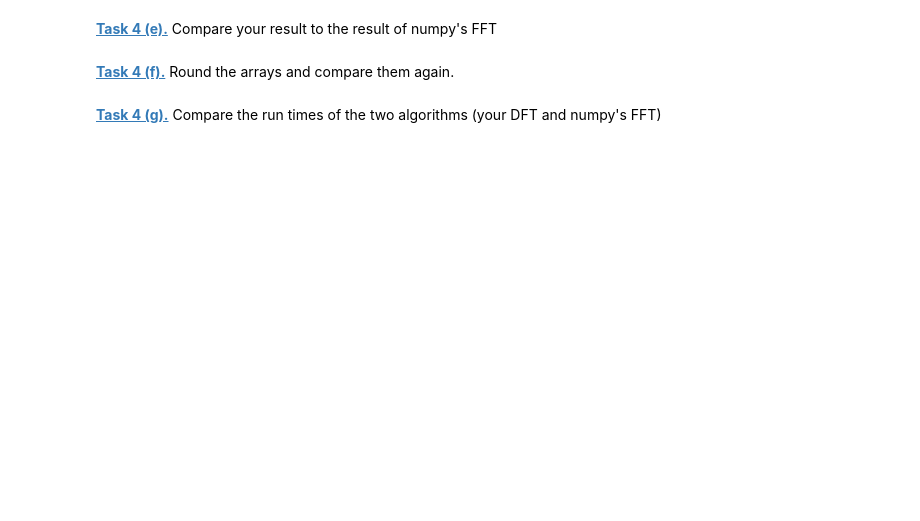
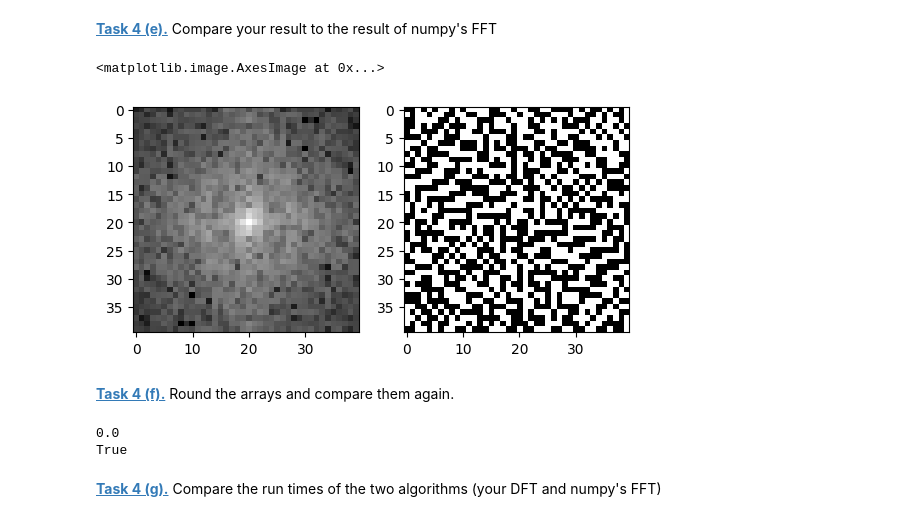
Before and after one commit to UweBuchwaldo/BioinfoRohr, a Jupyter notebook: fourier.ipynb, the cells around one changed output. Drawn from its saved outputs; the diff is of its cells as text; code cells hidden in the pictures; blank space fills up the shorter version.

```diff
--- a/fourier.ipynb
+++ b/fourier.ipynb
@@ -284,6 +332,36 @@ TypeError: Image data of dtype complex128 cannot be converted to float
 # %% [markdown]
 **[Task 4 (e).]()** Compare your result to the result of numpy's FFT
+# %%
+dft_brain_np = np.fft.fft2(test_img, norm="forward" )
+
+shift_brain_ft_np = np.fft.fftshift(dft_brain_np)
+
+shift_amplitude_np = np.abs(shift_brain_ft_np)
+shift_phase_np = np.angle(shift_brain_ft_np)
+
+
+amplitude_dft_np = np.abs(shift_amplitude_np)
+phase_dft_np = np.angle(shift_phase_np)
+
+plt.figure()
+plt.subplot(1, 2, 1)
+plt.imshow(np.log(amplitude_dft_np), 'gray')
+plt.subplot(1, 2, 2)
+plt.imshow(phase_dft_np, 'gray')
+# %% [output]
+<matplotlib.image.AxesImage at 0x...>
+[figure, added]
 # %% [markdown]
 **[Task 4 (f).]()** Round the arrays and compare them again.
+# %%
+np_mean = np.mean(np.abs(np.round(amplitude_dft, 5) - np.round(amplitude_dft_np, 5)))
+print(np_mean)
+# 13 Nachkommestellen höchste mit Gleichheit
+i = 13
+np_same = (np.round(amplitude_dft, i) == np.round(amplitude_dft_np, i)).all()
+print(np_same)
+# %% [output]
+0.0
+True
 # %% [markdown]
 **[Task 4 (g).]()** Compare the run times of the two algorithms (your DFT and numpy's FFT)
```
Also changed, not shown: parts of 3 cells of this notebook, 1 other file.
